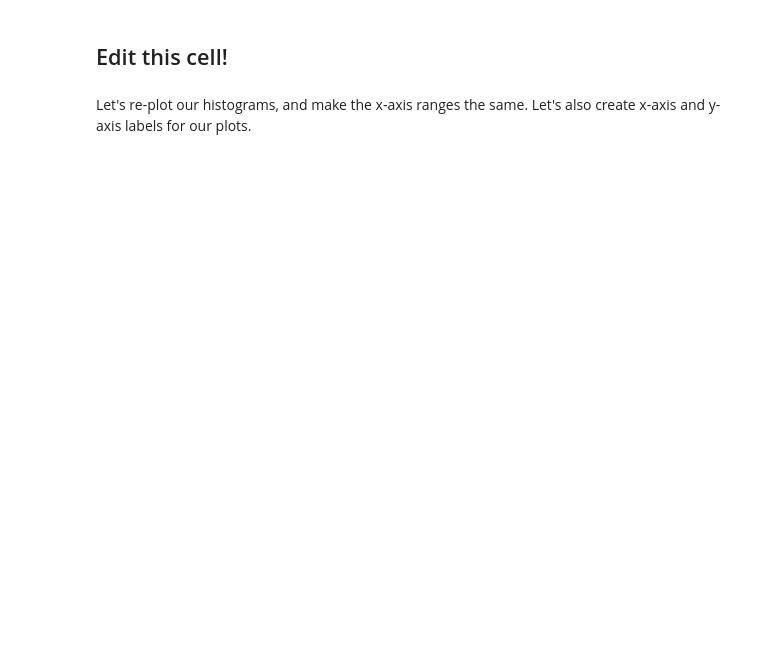
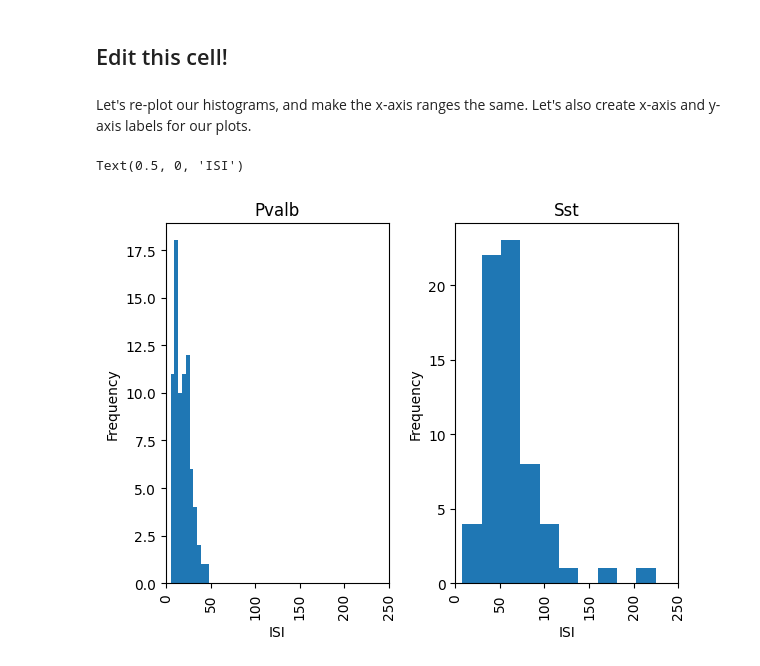
Before and after one commit to mpompy/neur_265, a Jupyter notebook: notebooks/Cell_Types_01_31_24.ipynb, the cells around one changed output. Cells and saved outputs as stored; diff of their text form; code cells hidden in the pictures; blank space fills up the shorter version.

```diff
--- a/notebooks/Cell_Types_01_31_24.ipynb
+++ b/notebooks/Cell_Types_01_31_24.ipynb
@@ -27,7 +30,7 @@ Now, we're going to import our patch-seq data from the `.csv` file located in ou
 # Before you run this cell, click on the .csv file in your respository, and then click on "View Raw"
 # Copy the link to the raw dataset and store it as a string variable called url
 
-url = 'your link here'
+url = 'https://raw.githubusercontent.com/hallockh/neur_265/main/data/patch_seq.csv'
 cell_types = pd.read_csv(url)
 # %% [markdown]
 <b>Task:</b> Look at your `cell_types` variable. Create a new *Markdown* cell and answer the following: What are the two headers? What do you think each of them means? Go to the following website: <span style = "color:blue"><u>https://www.ncbi.nlm.nih.gov/gene/</u></span>, and type in the name of the first marker gene you see. Read about this gene and what it does. Repeat this for the second marker gene you see.
@@ -61,14 +97,20 @@ Let's re-plot our histograms, and make the x-axis ranges the same. Let's also cr
 # %%
 # Let's re-make our histograms!
 
 axes = cell_types['ISI'].hist(by = cell_types['Marker'])
 
 axes[0].set_xlim(0,250)
 axes[1].set_xlim(0,250)
 
 # Enter appropriate labels for the x-axis and y-axis of the first histogram inside of the parentheses - remember to use '' when creating a string!
 
-axes[0].set_ylabel()
-axes[0].set_xlabel()
+axes[0].set_ylabel('Frequency')
+axes[0].set_xlabel('ISI')
+
+axes[1].set_ylabel('Frequency')
+axes[1].set_xlabel('ISI')
 
 # Create code that will do the same thing for your second histogram!
+# %% [output]
+Text(0.5, 0, 'ISI')
+[figure, added]
```
Also changed, not shown: parts of 9 cells of this notebook.
